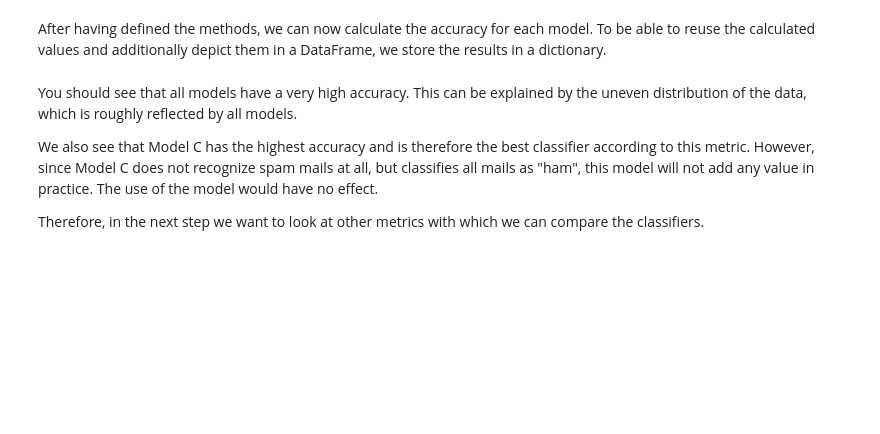
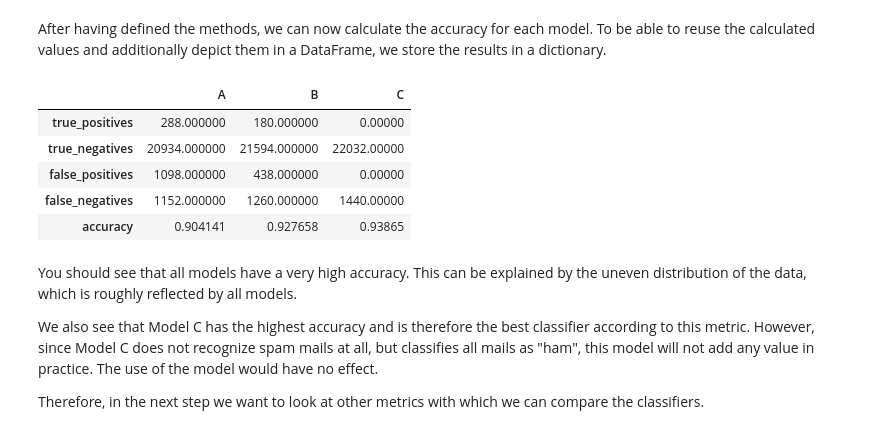
Before and after one commit to gsindlinger/IDSTA-Text-Miners, a Jupyter notebook: Assignments/Assignment 3/DSTA_assignment_3_students.ipynb, the cells around one changed output. Saved outputs shown, nothing was run; the diff lists cells and outputs as text; code cells hidden in the pictures; blank space fills up the shorter version.

```diff
--- a/Assignments/Assignment 3/DSTA_assignment_3_students.ipynb
+++ b/Assignments/Assignment 3/DSTA_assignment_3_students.ipynb
@@ -772,41 +791,54 @@ $$
 First, define methods that return TP, TN, FP and FN for a given model from the DataFrame.
 # %%
 def true_positives(df: pd.DataFrame, prediction_column: str, gold_label_column: str = "label_num") -> int:
-    return ### your code ###
+    return df[(df[gold_label_column] == 1) & (df[prediction_column] == 1)].size
 
 def true_negatives(df: pd.DataFrame, prediction_column: str, gold_label_column: str = "label_num") -> int:
-    return ### your code ###
+    return df[(df[gold_label_column] == 0) & (df[prediction_column] == 0)].size
 
 def false_positives(df: pd.DataFrame, prediction_column: str, gold_label_column: str = "label_num") -> int:
-    return ### your code ###
+    return df[(df[gold_label_column] == 0) & (df[prediction_column] == 1)].size
 
 def false_negatives(df: pd.DataFrame, prediction_column: str, gold_label_column: str = "label_num") -> int:
-    return ### your code ###
+    return df[(df[gold_label_column] == 1) & (df[prediction_column] == 0)].size
 # %% [markdown]
 Now define the method for calculating the accuracy using parameters for the values for TP, TN, FP and FN.
-# %%
-def accuracy(### your code ###) -> float:
-    return ### your code ###
+# %%
+def accuracy(true_positives: int, true_negatives: int, false_positives: int, false_negatives: int) -> float:
+    return (true_positives + true_negatives) / (true_positives + true_negatives + false_positives + false_negatives)
 # %% [markdown]
 After having defined the methods, we can now calculate the accuracy for each model. To be able to reuse the calculated values and additionally depict them in a DataFrame, we store the results in a dictionary.
 # %%
 # dictionary for storing all results
 evaluation_results = {}
 
 for model in ["A", "B", "C"]:
     # column with the predicted labels from the model in the df
     prediction_column = f"prediction_model_{model}"
 
     # save TP, FP, TN and FN for this model
     evaluation_results[model] = {
-        ### your code ###
+        'true_positives': true_positives(df, prediction_column),
+        'true_negatives': true_negatives(df, prediction_column),
+        'false_positives': false_positives(df, prediction_column),
+        'false_negatives': false_negatives(df, prediction_column)
     }
 
     # save accuracy for this model
-    evaluation_results[model]["accuracy"] = ### your code ###
+    evaluation_results[model]["accuracy"] = accuracy(true_positives(df, prediction_column),
+                true_negatives(df, prediction_column),
+                false_positives(df, prediction_column),
+                false_negatives(df, prediction_column))
 
 # create a temporary DataFrame for displaying the results in a table
 pd.DataFrame(evaluation_results)
+# %% [output]
+|  | A | B | C |
+| true_positives | 288.000000 | 180.000000 | 0.00000 |
+| true_negatives | 20934.000000 | 21594.000000 | 22032.00000 |
+| false_positives | 1098.000000 | 438.000000 | 0.00000 |
+| false_negatives | 1152.000000 | 1260.000000 | 1440.00000 |
+| accuracy | 0.904141 | 0.927658 | 0.93865 |
 # %% [markdown]
 You should see that all models have a very high accuracy. This can be explained by the uneven distribution of the data, which is roughly reflected by all models.
 
```
Also changed, not shown: parts of 15 cells of this notebook.
